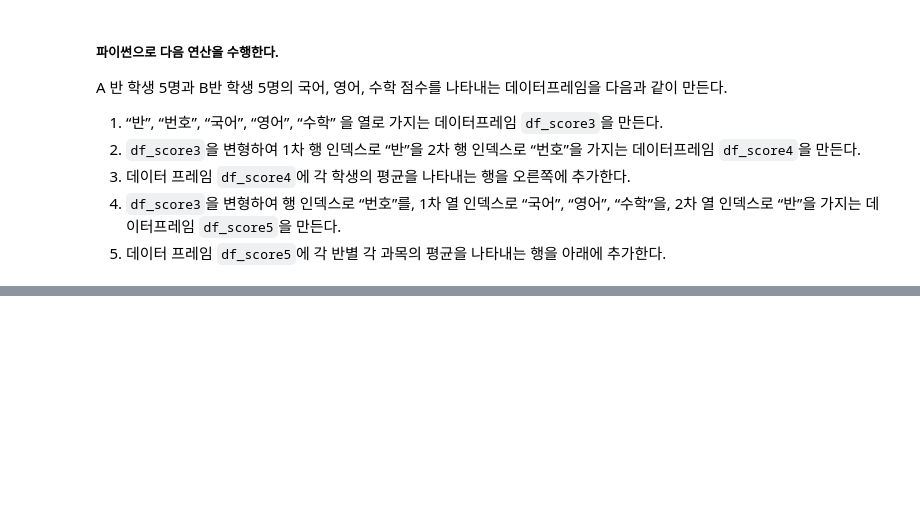
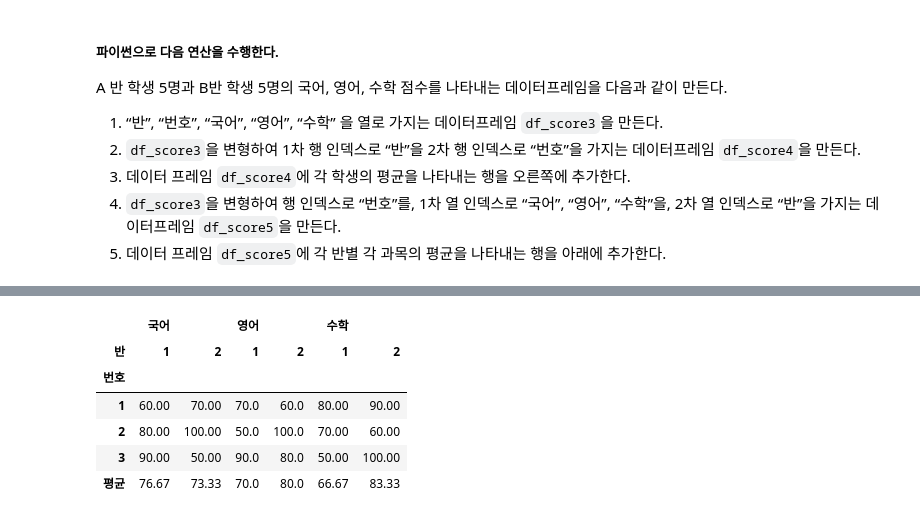
Before and after one commit to Chixol/Python, a Jupyter notebook: pandas_data_analysis/pandas_multi_index.ipynb, the cells around one changed output, grey strips where cells are left out. Cells and saved outputs as stored; diff of their text form; code cells hidden in the pictures; blank space fills up the shorter version.

```diff
--- a/pandas_data_analysis/pandas_multi_index.ipynb
+++ b/pandas_data_analysis/pandas_multi_index.ipynb
@@ -331,3 +331,12 @@ A 반 학생 5명과 B반 학생 5명의 국어, 영어, 수학 점수를 나타
 3. 데이터 프레임 `df_score4`에 각 학생의 평균을 나타내는 행을 오른쪽에 추가한다.
 4. `df_score3`을 변형하여 행 인덱스로 “번호”를, 1차 열 인덱스로 “국어”, “영어”, “수학”을, 2차 열 인덱스로 “반”을 가지는 데이터프레임 `df_score5`을 만든다.
 5. 데이터 프레임 `df_score5`에 각 반별 각 과목의 평균을 나타내는 행을 아래에 추가한다.
+# %%
+df_score3 = pd.DataFrame({
+    '반' : [1, 1, 1, 2, 2, 2],
+    '번호' : [1, 2, 3, 1, 2, 3],
+    '국어' : [60, 80, 90, 70, 100, 50],
+    '영어' : [70, 50, 90, 60, 100, 80],
+    '수학' : [80, 70, 50, 90, 60, 100]
+})
+df_score3
@@ -333,0 +351,3 @@ A 반 학생 5명과 B반 학생 5명의 국어, 영어, 수학 점수를 나타
+# %%
+df_score4 = df_score3.set_index(['반', '번호'])
+df_score4
@@ -333,0 +375,3 @@ A 반 학생 5명과 B반 학생 5명의 국어, 영어, 수학 점수를 나타
+# %%
+df_score5 = df_score3.set_index(['반', '번호']).unstack('반')
+df_score5
@@ -333,0 +385,11 @@ A 반 학생 5명과 B반 학생 5명의 국어, 영어, 수학 점수를 나타
+# %%
+df_score5.loc['평균', :]= df_score5.mean().round(2)
+df_score5
+# %% [output]
+|  | 국어 |  | 영어 |  | 수학 |  |
+| 반 | 1 | 2 | 1 | 2 | 1 | 2 |
+| 번호 |  |  |  |  |  |  |
+| 1 | 60.00 | 70.00 | 70.0 | 60.0 | 80.00 | 90.00 |
+| 2 | 80.00 | 100.00 | 50.0 | 100.0 | 70.00 | 60.00 |
+| 3 | 90.00 | 50.00 | 90.0 | 80.0 | 50.00 | 100.00 |
+| 평균 | 76.67 | 73.33 | 70.0 | 80.0 | 66.67 | 83.33 |
```
Also changed, not shown: parts of 4 cells of this notebook.
